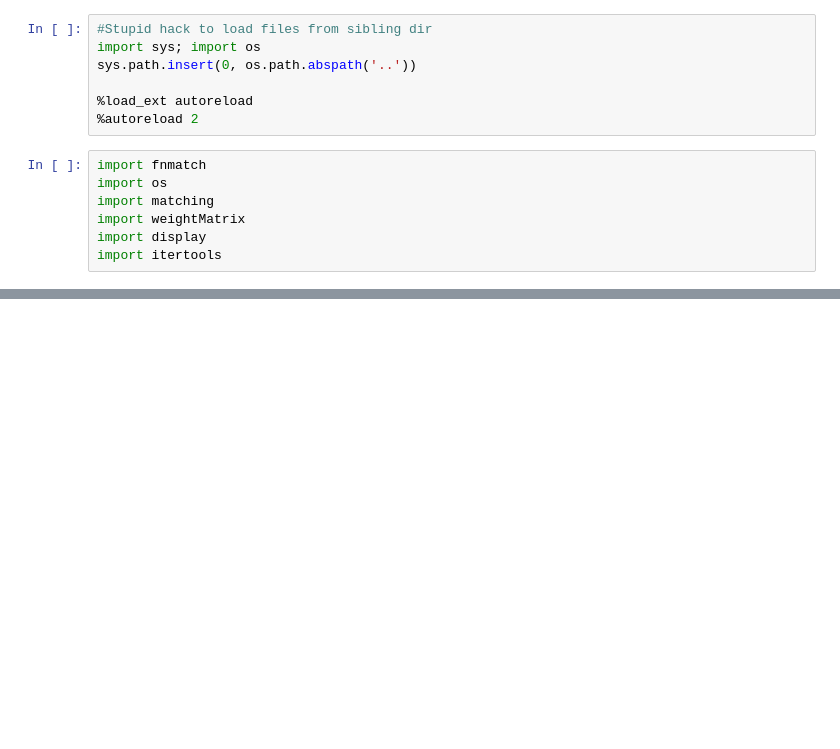
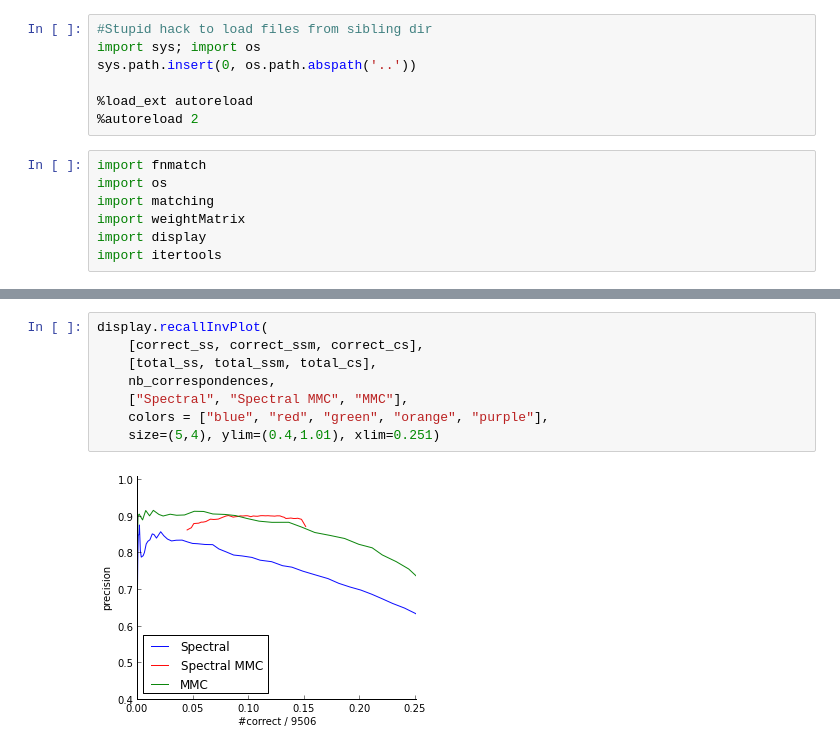
Before and after one commit to arnfred/Mirror-Match, a Jupyter notebook: code/cluster-match/Test Graf.ipynb, the cells around one changed output, grey strips where cells are left out. Drawn from its saved outputs; the diff is of its cells as text; blank space fills up the shorter version.

```diff
--- a/code/cluster-match/Test Graf.ipynb
+++ b/code/cluster-match/Test Graf.ipynb
@@ -96,0 +107,10 @@ display.accuPlot(
+# %%
+display.recallInvPlot(
+    [correct_ss, correct_ssm, correct_cs],
+    [total_ss, total_ssm, total_cs],
+    nb_correspondences,
+    ["Spectral", "Spectral MMC", "MMC"],
+    colors = ["blue", "red", "green", "orange", "purple"],
+    size=(5,4), ylim=(0.4,1.01), xlim=0.251)
+# %% [output]
+[figure, added]
```
Also changed, not shown: parts of 13 cells of this notebook, 1 other file.
